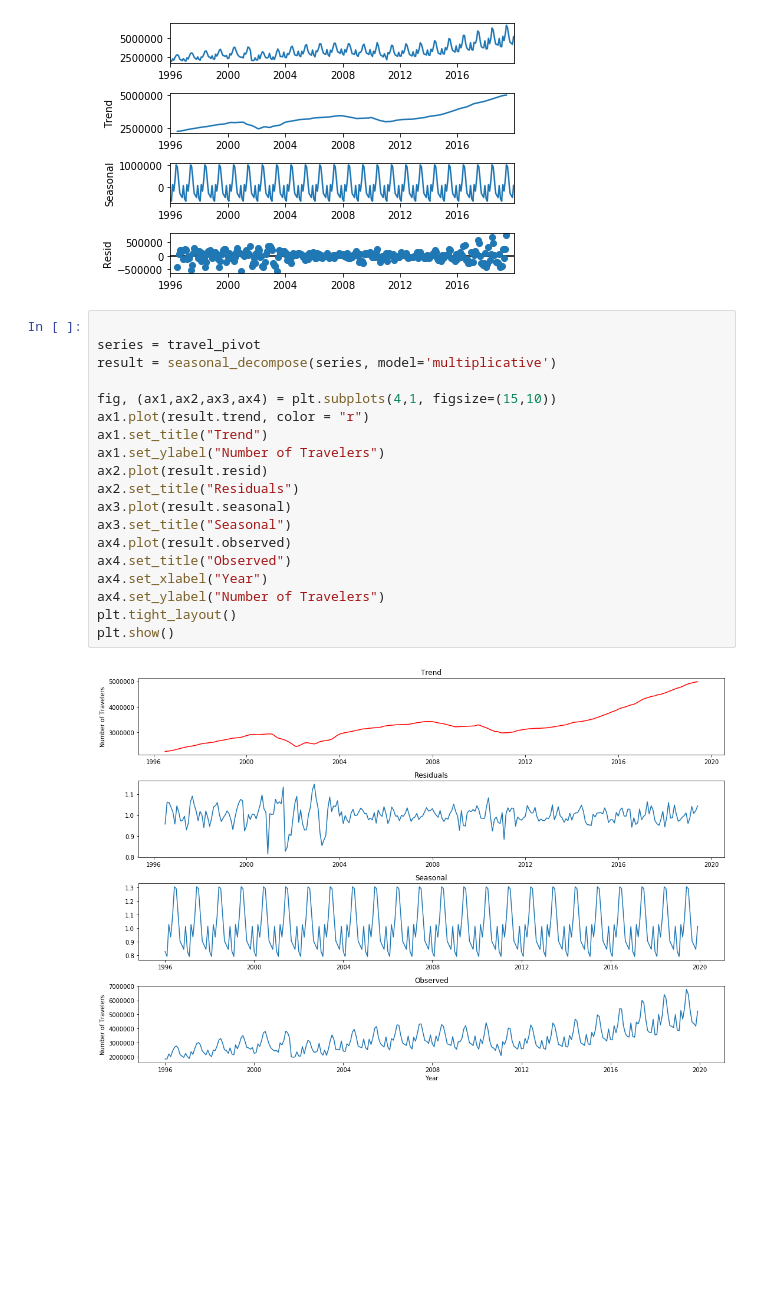
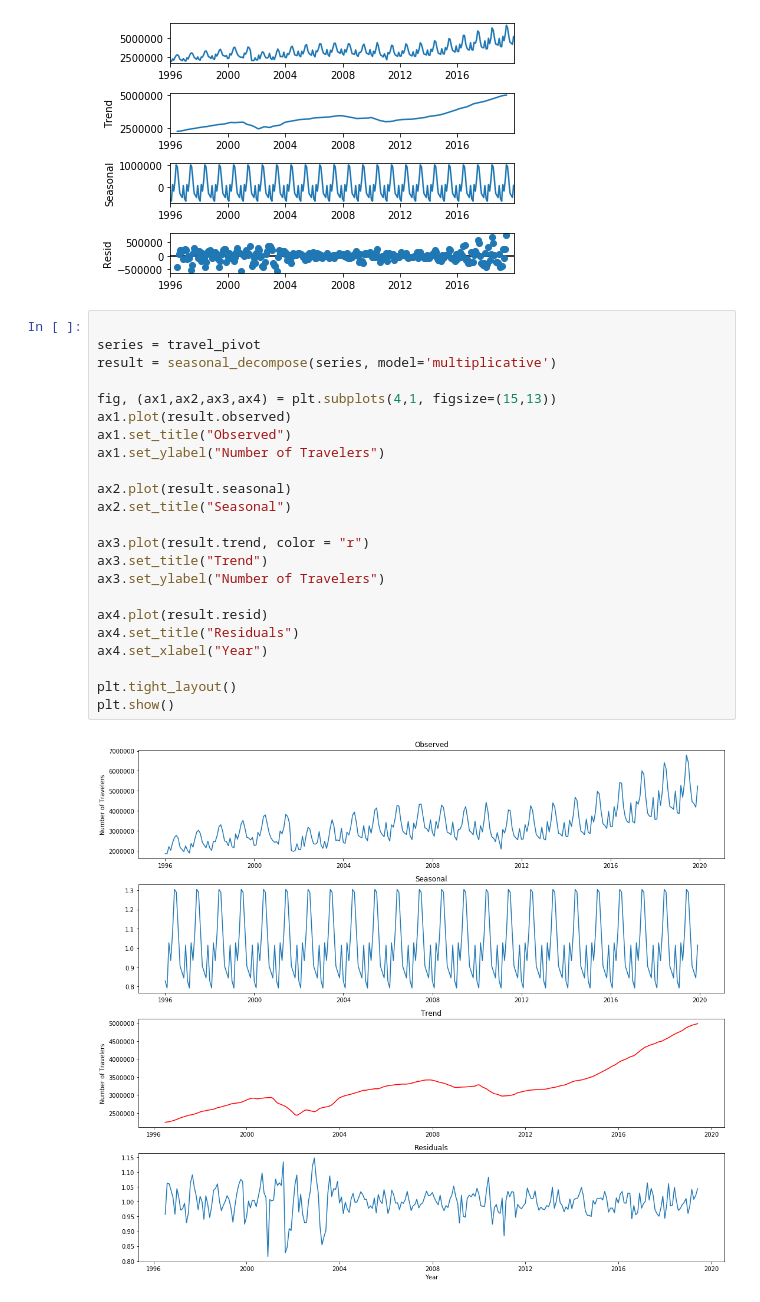
Before and after one commit to sophiahoffman/analytics-capstone-us-citizen-travel-economy, a Jupyter notebook: notebooks/US_Citizen_Travel_Load.ipynb, the cells around one changed output. Drawn from its saved outputs; the diff is of its cells as text; blank space fills up the shorter version.

Commit message:
time series graphic updated and final updates to workbook

```diff
--- a/notebooks/US_Citizen_Travel_Load.ipynb
+++ b/notebooks/US_Citizen_Travel_Load.ipynb
@@ -43,21 +43,25 @@ plt.show()
 # %%
 
 series = travel_pivot
 result = seasonal_decompose(series, model='multiplicative')
 
-fig, (ax1,ax2,ax3,ax4) = plt.subplots(4,1, figsize=(15,10))
-ax1.plot(result.trend, color = "r")
-ax1.set_title("Trend")
+fig, (ax1,ax2,ax3,ax4) = plt.subplots(4,1, figsize=(15,13))
+ax1.plot(result.observed)
+ax1.set_title("Observed")
 ax1.set_ylabel("Number of Travelers")
-ax2.plot(result.resid)
-ax2.set_title("Residuals")
-ax3.plot(result.seasonal)
-ax3.set_title("Seasonal")
-ax4.plot(result.observed)
-ax4.set_title("Observed")
+
+ax2.plot(result.seasonal)
+ax2.set_title("Seasonal")
+
+ax3.plot(result.trend, color = "r")
+ax3.set_title("Trend")
+ax3.set_ylabel("Number of Travelers")
+
+ax4.plot(result.resid)
+ax4.set_title("Residuals")
 ax4.set_xlabel("Year")
-ax4.set_ylabel("Number of Travelers")
+
 plt.tight_layout()
 plt.show()
 # %% [output]
-[figure, old version]
+[figure, new version]
```
Also changed, not shown: 7 other files.
